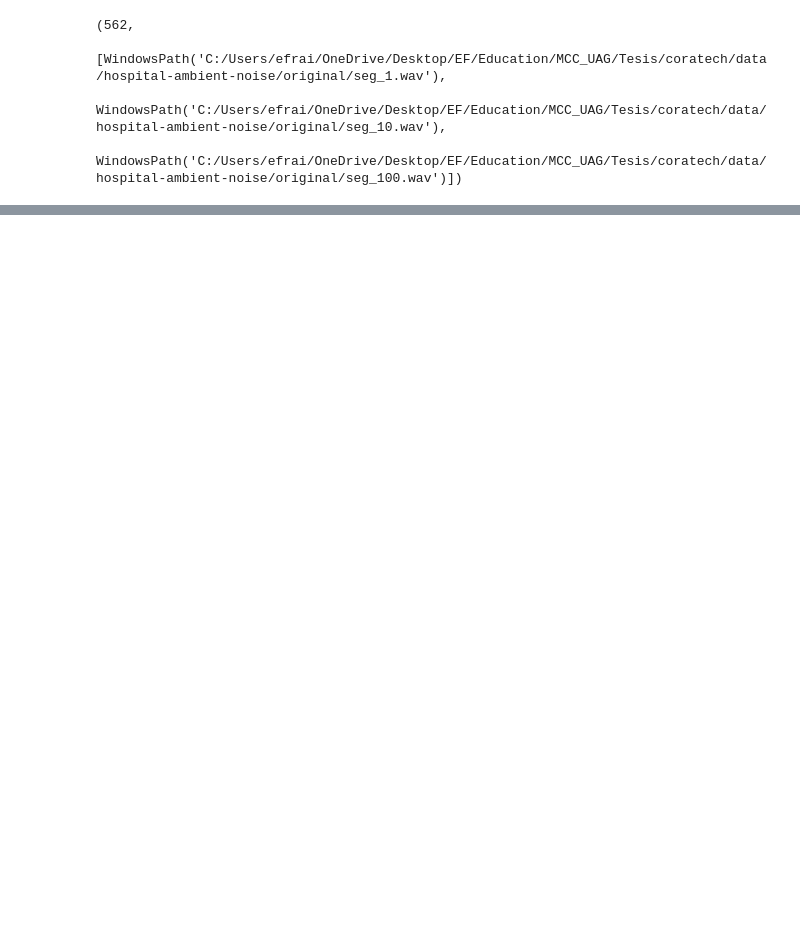
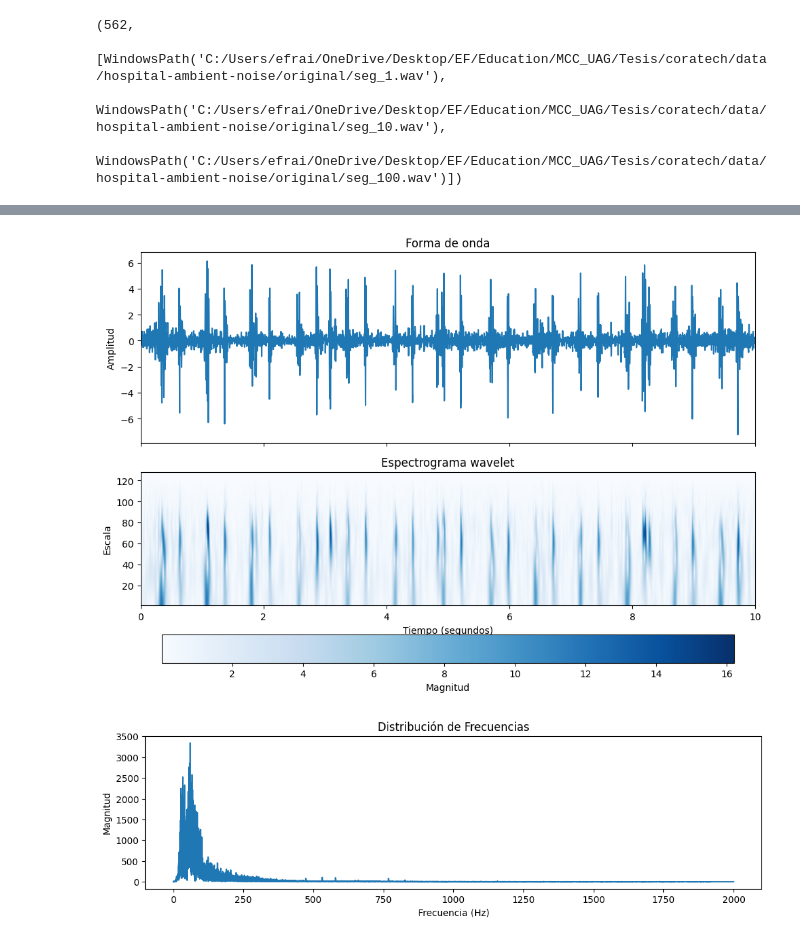
Before and after one commit to Afroefras/coratech, a Jupyter notebook: notebooks/hospital-ambient-noise/noiser.ipynb, the cells around one changed output, grey strips where cells are left out. Drawn from its saved outputs; the diff is of its cells as text; code cells hidden in the pictures; blank space fills up the shorter version.

```diff
--- a/notebooks/hospital-ambient-noise/noiser.ipynb
+++ b/notebooks/hospital-ambient-noise/noiser.ipynb
@@ -59 +63,8 @@ New noise sample rate: 4000
 [interactive output not drawn]
+# %%
+plot_wavelet_spectrogram(mobile_snippet.numpy(), heartbeats_sample_rate, downsample_factor=1)
+plot_audio_fft(mobile_snippet.numpy(), heartbeats_sample_rate)
+Audio(mobile_snippet, rate=heartbeats_sample_rate, autoplay=True)
+# %% [output]
+[figure, added]
+[figure, added]
```
Also changed, not shown: parts of 7 cells of this notebook, 4 other files.
